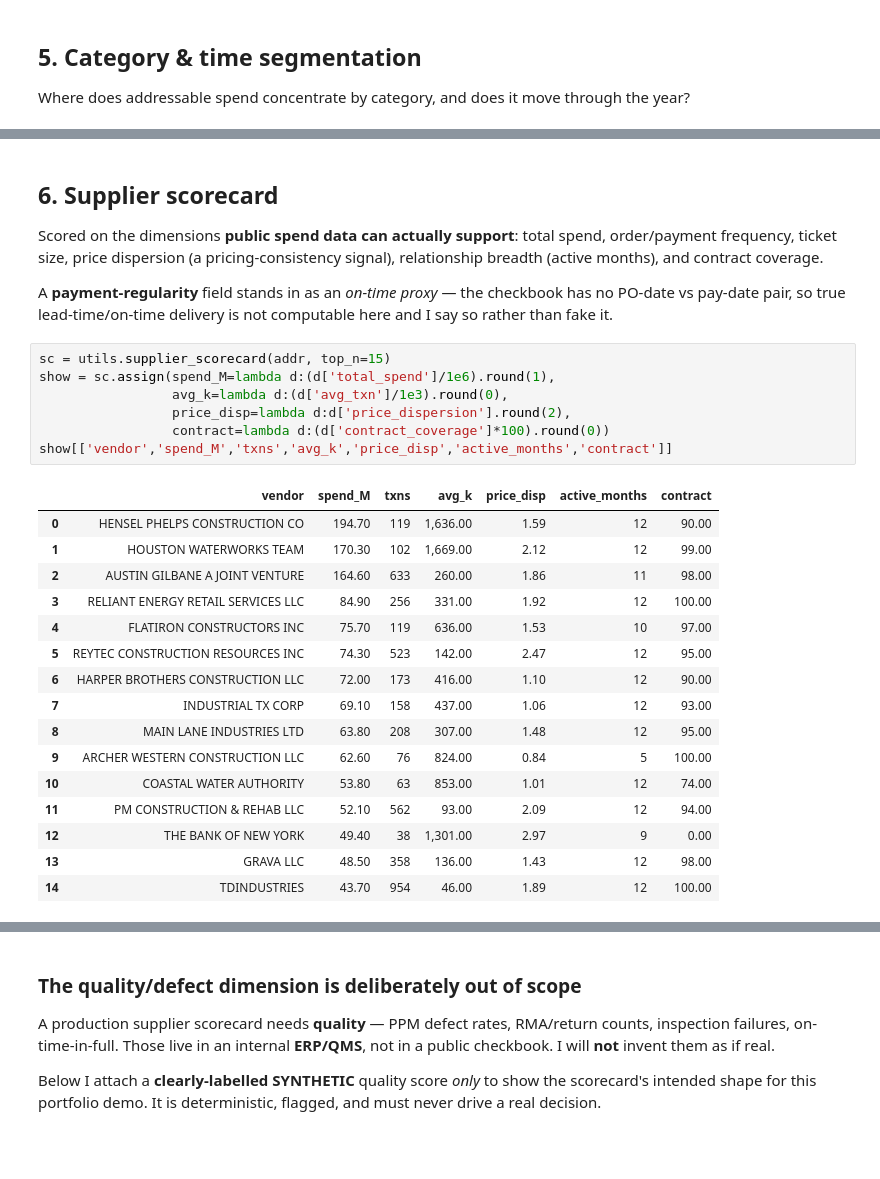
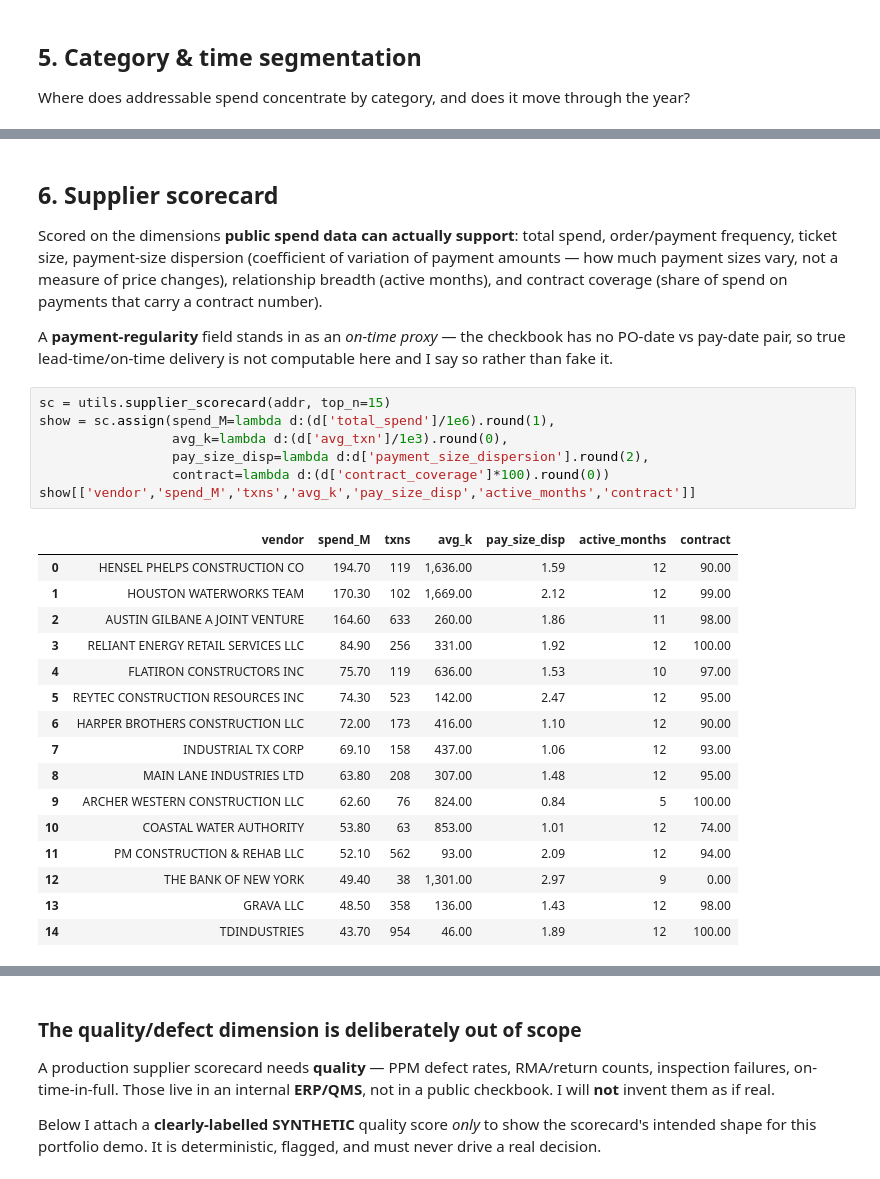
Before and after one commit to jordanshamu/procurement-spend-analytics, a Jupyter notebook: notebooks/procurement_spend_analysis.ipynb, the cells around one changed output, grey strips where cells are left out. Drawn from its saved outputs; the diff is of its cells as text; blank space fills up the shorter version.

```diff
--- a/notebooks/procurement_spend_analysis.ipynb
+++ b/notebooks/procurement_spend_analysis.ipynb
@@ -357,8 +419,9 @@ Jan–Feb trough** and the city captures better pricing and avoids year-end prem
 ## 6. Supplier scorecard
 
 Scored on the dimensions **public spend data can actually support**: total spend, order/payment
-frequency, ticket size, price dispersion (a pricing-consistency signal), relationship breadth
-(active months), and contract coverage.
+frequency, ticket size, payment-size dispersion (coefficient of variation of payment amounts — how
+much payment sizes vary, not a measure of price changes), relationship breadth (active months), and
+contract coverage (share of spend on payments that carry a contract number).
 
 A **payment-regularity** field stands in as an *on-time proxy* — the checkbook has no PO-date vs
 pay-date pair, so true lead-time/on-time delivery is not computable here and I say so rather than
@@ -366,12 +429,12 @@ fake it.
 # %%
 sc = utils.supplier_scorecard(addr, top_n=15)
 show = sc.assign(spend_M=lambda d:(d['total_spend']/1e6).round(1),
                  avg_k=lambda d:(d['avg_txn']/1e3).round(0),
-                 price_disp=lambda d:d['price_dispersion'].round(2),
+                 pay_size_disp=lambda d:d['payment_size_dispersion'].round(2),
                  contract=lambda d:(d['contract_coverage']*100).round(0))
-show[['vendor','spend_M','txns','avg_k','price_disp','active_months','contract']]
+show[['vendor','spend_M','txns','avg_k','pay_size_disp','active_months','contract']]
 # %% [output]
-|  | vendor | spend_M | txns | avg_k | price_disp | active_months | contract |
+|  | vendor | spend_M | txns | avg_k | pay_size_disp | active_months | contract |
 | 0 | HENSEL PHELPS CONSTRUCTION CO | 194.70 | 119 | 1,636.00 | 1.59 | 12 | 90.00 |
 | 1 | HOUSTON WATERWORKS TEAM | 170.30 | 102 | 1,669.00 | 2.12 | 12 | 99.00 |
 | 2 | AUSTIN GILBANE A JOINT VENTURE | 164.60 | 633 | 260.00 | 1.86 | 11 | 98.00 |
```
Also changed, not shown: parts of 22 cells of this notebook, 15 other files.
